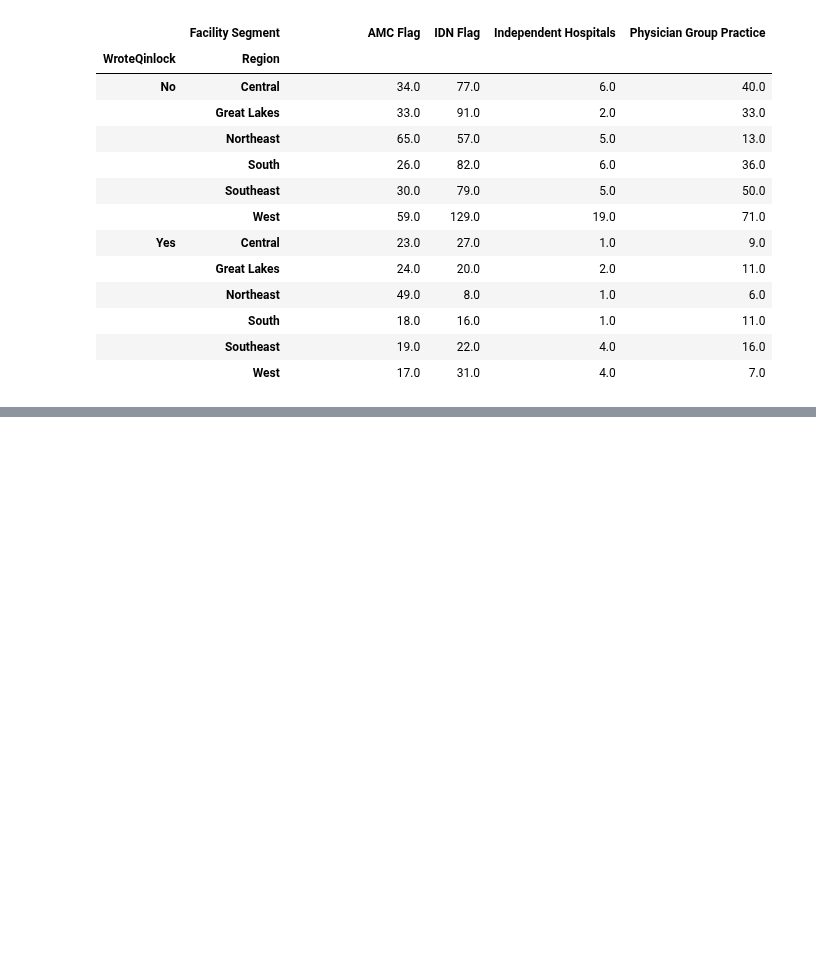
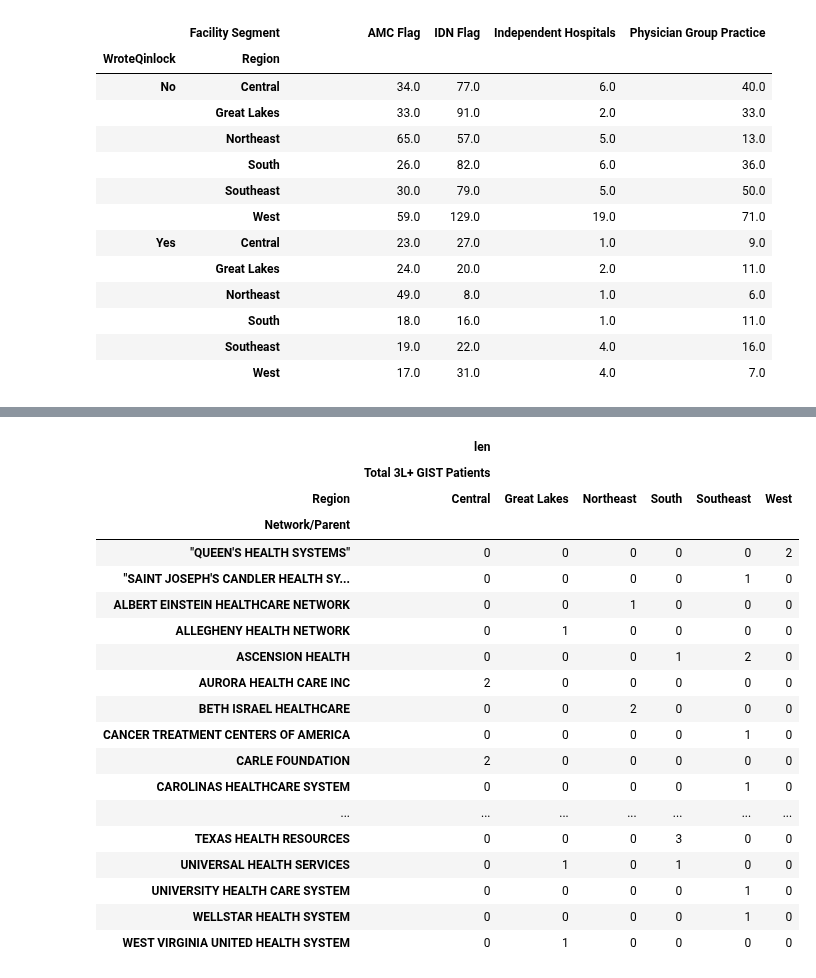
Before and after one commit to xthomas/dataviz, a Jupyter notebook: podcastcount/regions_01.ipynb, the cells around one changed output, grey strips where cells are left out. Cells and saved outputs as stored; diff of their text form; code cells hidden in the pictures; blank space fills up the shorter version.

```diff
--- a/podcastcount/regions_01.ipynb
+++ b/podcastcount/regions_01.ipynb
@@ -248,0 +273,6 @@ scripts
+# %%
+thirdLnoQidn = df[(df["2Lplus"] == "Yes")
+    & (df["Total 3L+ GIST Patients"] > 0)
+    & (df["WroteQinlock"]=="No")
+    & (df["Facility Segment"]=="IDN Flag")]
+thirdLnoQidn.shape
@@ -248,0 +297,28 @@ scripts
+# %%
+idnOpportunity = pd.pivot_table(thirdLnoQidn,index=["Network/Parent"],
+                values=["Total 3L+ GIST Patients"],
+                columns=["Region"],
+                aggfunc=[len],fill_value=0)
+idnOpportunity
+#idnOpportunity.to_csv("/home/jupyter/src/dataviz/podcastcount/idnOpportunity.csv")
+# %% [output]
+|  | len |  |  |  |  |  |
+|  | Total 3L+ GIST Patients |  |  |  |  |  |
+| Region | Central | Great Lakes | Northeast | South | Southeast | West |
+| Network/Parent |  |  |  |  |  |  |
+| "QUEEN'S HEALTH SYSTEMS" | 0 | 0 | 0 | 0 | 0 | 2 |
+| "SAINT JOSEPH'S CANDLER HEALTH SY... | 0 | 0 | 0 | 0 | 1 | 0 |
+| ALBERT EINSTEIN HEALTHCARE NETWORK | 0 | 0 | 1 | 0 | 0 | 0 |
+| ALLEGHENY HEALTH NETWORK | 0 | 1 | 0 | 0 | 0 | 0 |
+| ASCENSION HEALTH | 0 | 0 | 0 | 1 | 2 | 0 |
+| AURORA HEALTH CARE INC | 2 | 0 | 0 | 0 | 0 | 0 |
+| BETH ISRAEL HEALTHCARE | 0 | 0 | 2 | 0 | 0 | 0 |
+| CANCER TREATMENT CENTERS OF AMERICA | 0 | 0 | 0 | 0 | 1 | 0 |
+| CARLE FOUNDATION | 2 | 0 | 0 | 0 | 0 | 0 |
+| CAROLINAS HEALTHCARE SYSTEM | 0 | 0 | 0 | 0 | 1 | 0 |
+| ... | ... | ... | ... | ... | ... | ... |
+| TEXAS HEALTH RESOURCES | 0 | 0 | 0 | 3 | 0 | 0 |
+| UNIVERSAL HEALTH SERVICES | 0 | 1 | 0 | 1 | 0 | 0 |
+| UNIVERSITY HEALTH CARE SYSTEM | 0 | 0 | 0 | 0 | 1 | 0 |
+| WELLSTAR HEALTH SYSTEM | 0 | 0 | 0 | 0 | 1 | 0 |
+| WEST VIRGINIA UNITED HEALTH SYSTEM | 0 | 1 | 0 | 0 | 0 | 0 |
```
Also changed, not shown: parts of 4 cells of this notebook.
